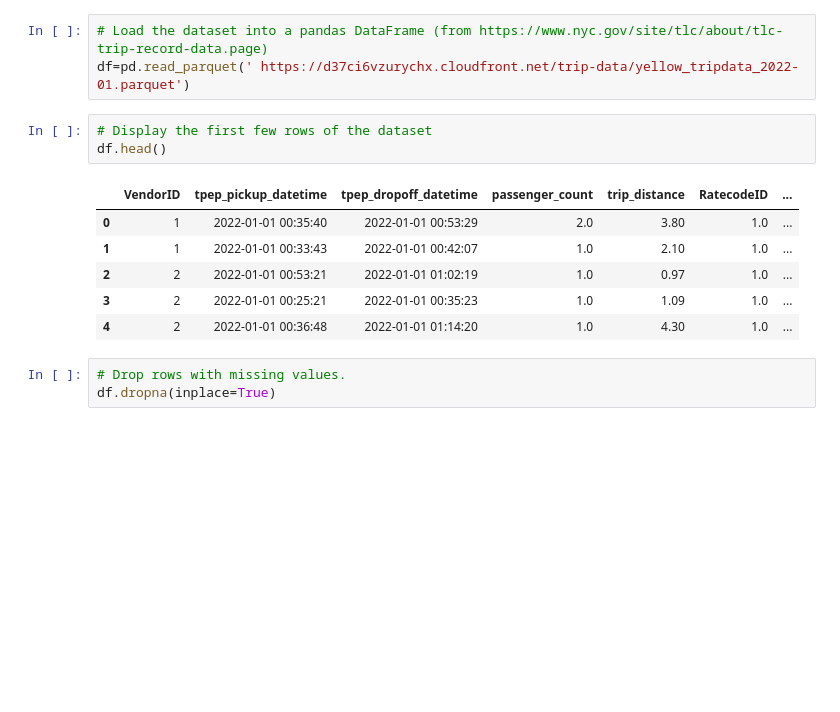
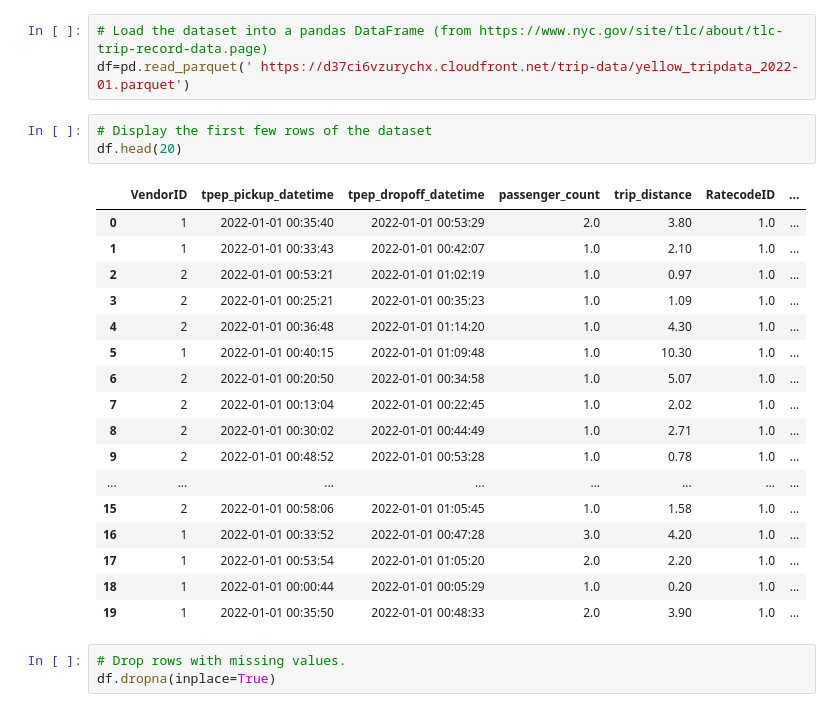
Before and after one commit to hlee014e/ucsd-mle-bootcamp, a Jupyter notebook: Student_MLE_MiniProject_ML.ipynb, the cells around one changed output. Cells and saved outputs as stored; diff of their text form; blank space fills up the shorter version.

```diff
--- a/Student_MLE_MiniProject_ML.ipynb
+++ b/Student_MLE_MiniProject_ML.ipynb
@@ -42,14 +42,25 @@ Load the NYC taxi dataset into a Pandas DataFrame and do a few basic checks to e
 df=pd.read_parquet(' https://d37ci6vzurychx.cloudfront.net/trip-data/yellow_tripdata_2022-01.parquet')
 # %%
 # Display the first few rows of the dataset
-df.head()
+df.head(20)
 # %% [output]
 |  | VendorID | tpep_pickup_datetime | tpep_dropoff_datetime | passenger_count | trip_distance | RatecodeID | ... |
 | 0 | 1 | 2022-01-01 00:35:40 | 2022-01-01 00:53:29 | 2.0 | 3.80 | 1.0 | ... |
 | 1 | 1 | 2022-01-01 00:33:43 | 2022-01-01 00:42:07 | 1.0 | 2.10 | 1.0 | ... |
 | 2 | 2 | 2022-01-01 00:53:21 | 2022-01-01 01:02:19 | 1.0 | 0.97 | 1.0 | ... |
 | 3 | 2 | 2022-01-01 00:25:21 | 2022-01-01 00:35:23 | 1.0 | 1.09 | 1.0 | ... |
 | 4 | 2 | 2022-01-01 00:36:48 | 2022-01-01 01:14:20 | 1.0 | 4.30 | 1.0 | ... |
+| 5 | 1 | 2022-01-01 00:40:15 | 2022-01-01 01:09:48 | 1.0 | 10.30 | 1.0 | ... |
+| 6 | 2 | 2022-01-01 00:20:50 | 2022-01-01 00:34:58 | 1.0 | 5.07 | 1.0 | ... |
+| 7 | 2 | 2022-01-01 00:13:04 | 2022-01-01 00:22:45 | 1.0 | 2.02 | 1.0 | ... |
+| 8 | 2 | 2022-01-01 00:30:02 | 2022-01-01 00:44:49 | 1.0 | 2.71 | 1.0 | ... |
+| 9 | 2 | 2022-01-01 00:48:52 | 2022-01-01 00:53:28 | 1.0 | 0.78 | 1.0 | ... |
+| ... | ... | ... | ... | ... | ... | ... | ... |
+| 15 | 2 | 2022-01-01 00:58:06 | 2022-01-01 01:05:45 | 1.0 | 1.58 | 1.0 | ... |
+| 16 | 1 | 2022-01-01 00:33:52 | 2022-01-01 00:47:28 | 3.0 | 4.20 | 1.0 | ... |
+| 17 | 1 | 2022-01-01 00:53:54 | 2022-01-01 01:05:20 | 2.0 | 2.20 | 1.0 | ... |
+| 18 | 1 | 2022-01-01 00:00:44 | 2022-01-01 00:05:29 | 1.0 | 0.20 | 1.0 | ... |
+| 19 | 1 | 2022-01-01 00:35:50 | 2022-01-01 00:48:33 | 2.0 | 3.90 | 1.0 | ... |
 # %%
 # Drop rows with missing values.
 df.dropna(inplace=True)
```
Also changed, not shown: parts of 3 cells of this notebook.
